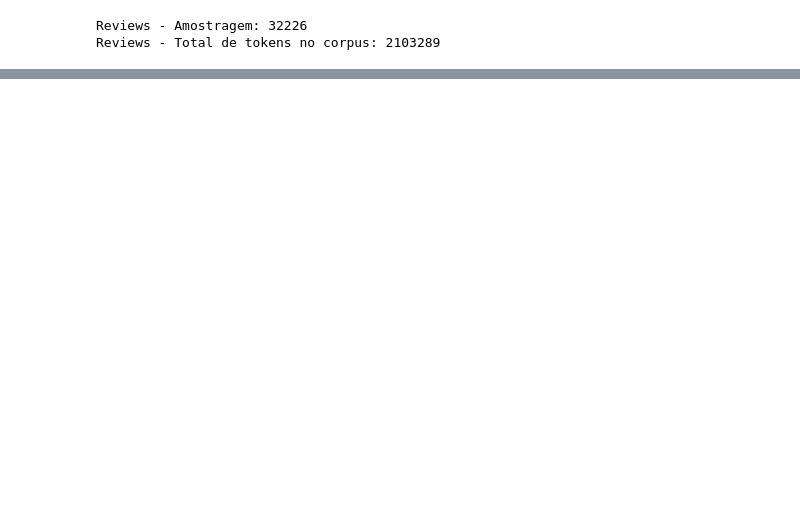
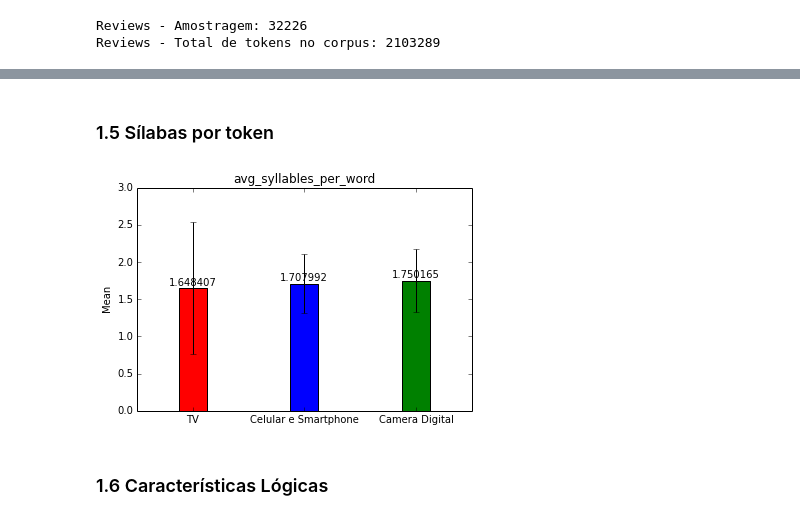
Before and after one commit to heukirne/pyreviews, a Jupyter notebook: experiments/analise_descritiva.ipynb, the cells around one changed output, grey strips where cells are left out. Drawn from its saved outputs; the diff is of its cells as text; code cells hidden in the pictures; blank space fills up the shorter version.

```diff
--- a/experiments/analise_descritiva.ipynb
+++ b/experiments/analise_descritiva.ipynb
@@ -25,0 +58,6 @@ pf.comparaMedias(reviews_features,'word_count')
+# %% [markdown]
+### 1.5 Sílabas por token
+# %%
+pf.comparaMedias(reviews_features,'avg_syllables_per_word',['TV','Celular e Smartphone','Camera Digital'])
+# %% [output]
+[figure, added]
@@ -25,0 +69,2 @@ pf.comparaMedias(reviews_features,'word_count')
+# %% [markdown]
+### 1.6 Características Lógicas
```
Also changed, not shown: parts of 19 cells of this notebook, 1 other file.
